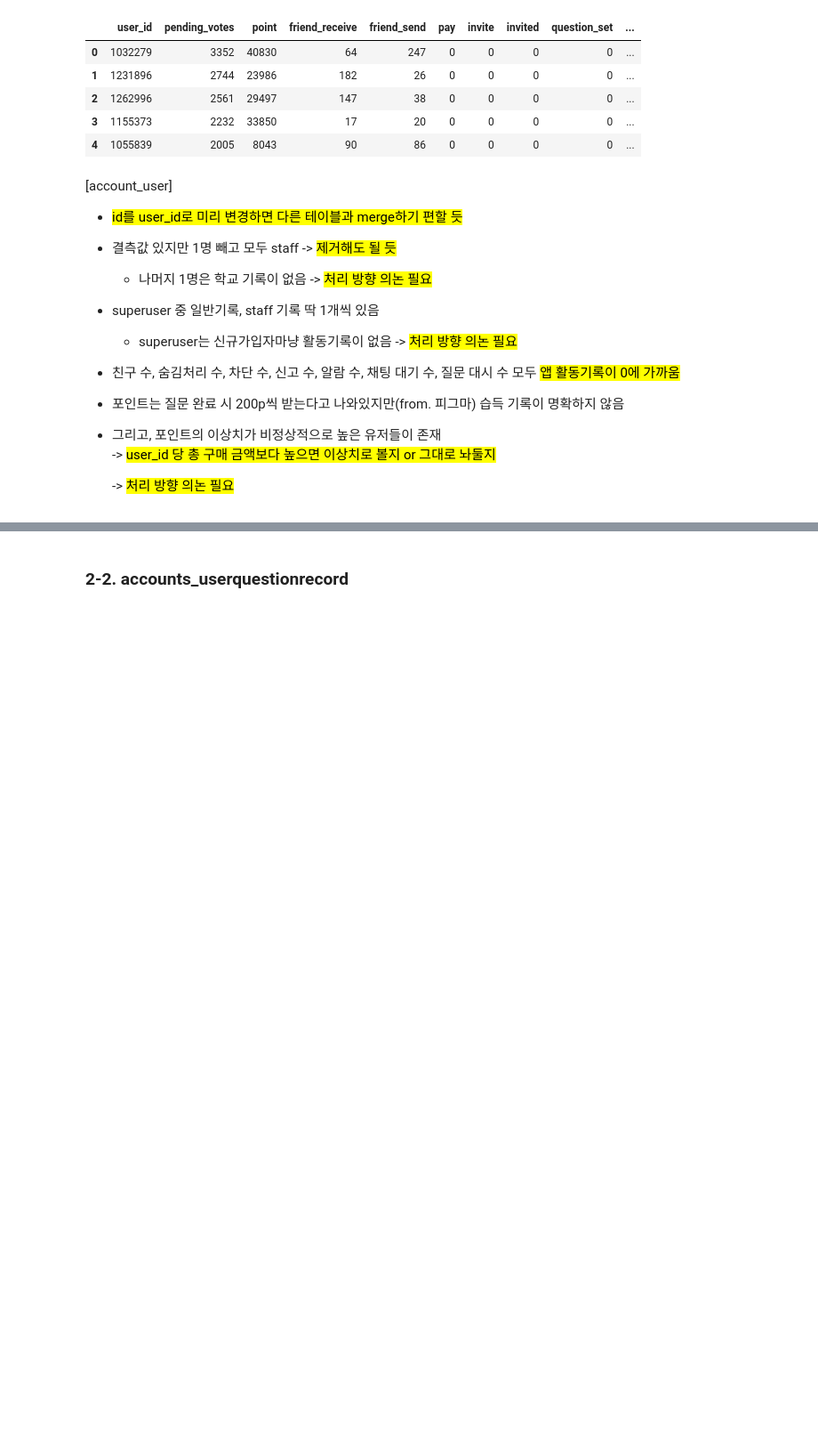
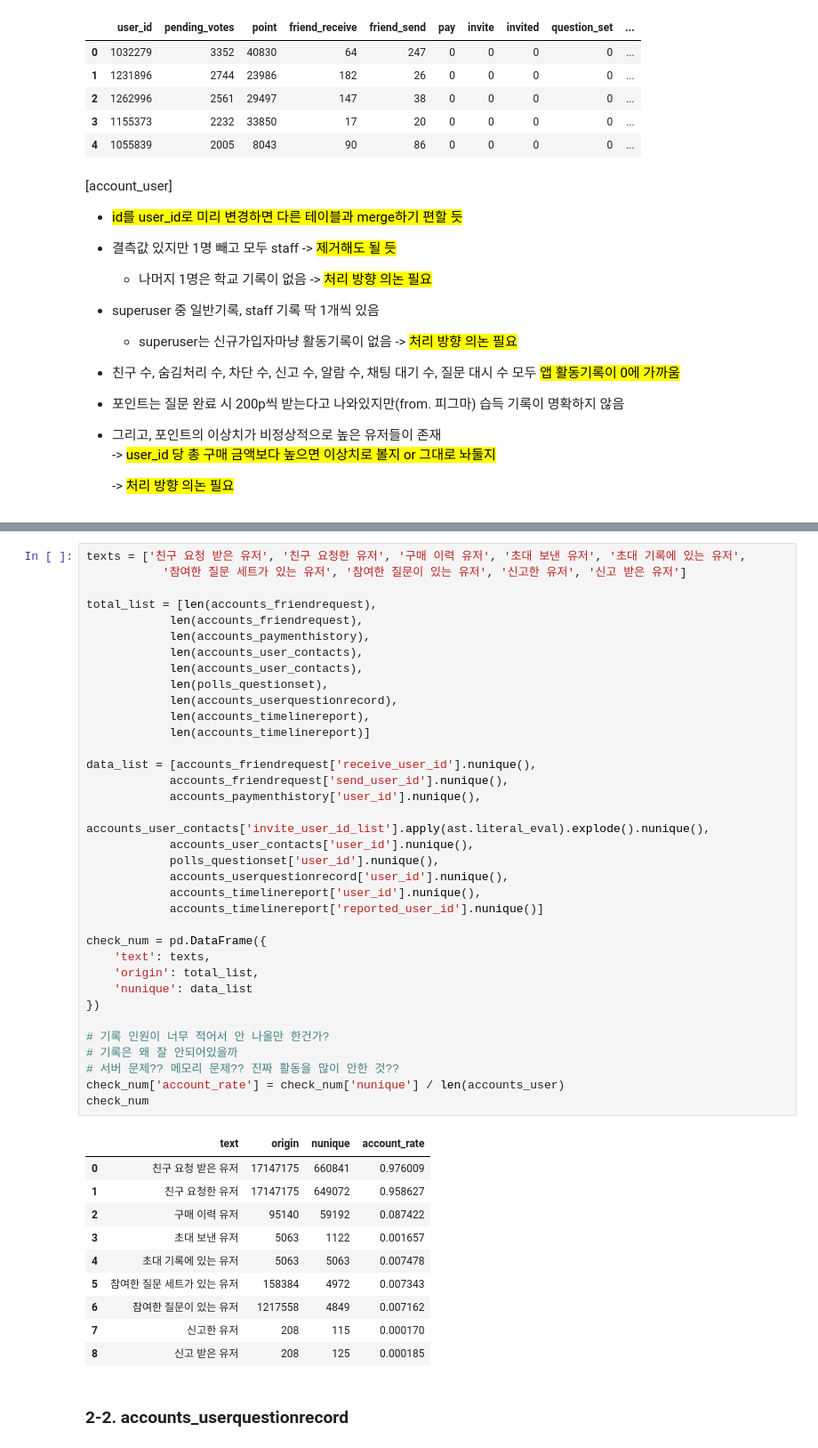
Before and after one commit to EtheriumArchive/Codeit_project, a Jupyter notebook: eda_eunsu_v3.ipynb, the cells around one changed output, grey strips where cells are left out. Shown at 89% size. Drawn from its saved outputs; the diff is of its cells as text; blank space fills up the shorter version.

```diff
--- a/eda_eunsu_v3.ipynb
+++ b/eda_eunsu_v3.ipynb
@@ -1938,3 +1964,49 @@ pd.merge(over_100_pending_votes[['user_id', 'pending_votes', 'point']], pending_
+# %%
+texts = ['친구 요청 받은 유저', '친구 요청한 유저', '구매 이력 유저', '초대 보낸 유저', '초대 기록에 있는 유저',
+           '참여한 질문 세트가 있는 유저', '참여한 질문이 있는 유저', '신고한 유저', '신고 받은 유저']
+
+total_list = [len(accounts_friendrequest),
+            len(accounts_friendrequest),
+            len(accounts_paymenthistory),
+            len(accounts_user_contacts),
+            len(accounts_user_contacts),
+            len(polls_questionset),
+            len(accounts_userquestionrecord),
+            len(accounts_timelinereport),
+            len(accounts_timelinereport)]
+
+data_list = [accounts_friendrequest['receive_user_id'].nunique(),
+            accounts_friendrequest['send_user_id'].nunique(),
+            accounts_paymenthistory['user_id'].nunique(),
+            accounts_user_contacts['invite_user_id_list'].apply(ast.literal_eval).explode().nunique(),
+            accounts_user_contacts['user_id'].nunique(),
+            polls_questionset['user_id'].nunique(),
+            accounts_userquestionrecord['user_id'].nunique(),
+            accounts_timelinereport['user_id'].nunique(),
+            accounts_timelinereport['reported_user_id'].nunique()]
+
+check_num = pd.DataFrame({
+    'text': texts,
+    'origin': total_list,
+    'nunique': data_list
+})
+
+# 기록 인원이 너무 적어서 안 나올만 한건가?
+# 기록은 왜 잘 안되어있을까
+# 서버 문제?? 메모리 문제?? 진짜 활동을 많이 안한 것??
+check_num['account_rate'] = check_num['nunique'] / len(accounts_user)
+check_num
+# %% [output]
+|  | text | origin | nunique | account_rate |
+| 0 | 친구 요청 받은 유저 | 17147175 | 660841 | 0.976009 |
+| 1 | 친구 요청한 유저 | 17147175 | 649072 | 0.958627 |
+| 2 | 구매 이력 유저 | 95140 | 59192 | 0.087422 |
+| 3 | 초대 보낸 유저 | 5063 | 1122 | 0.001657 |
+| 4 | 초대 기록에 있는 유저 | 5063 | 5063 | 0.007478 |
+| 5 | 참여한 질문 세트가 있는 유저 | 158384 | 4972 | 0.007343 |
+| 6 | 참여한 질문이 있는 유저 | 1217558 | 4849 | 0.007162 |
+| 7 | 신고한 유저 | 208 | 115 | 0.000170 |
+| 8 | 신고 받은 유저 | 208 | 125 | 0.000185 |
 # %% [markdown]
 ### 2-2. accounts_userquestionrecord
 # %% [markdown]
```
Also changed, not shown: parts of 10 cells of this notebook.
